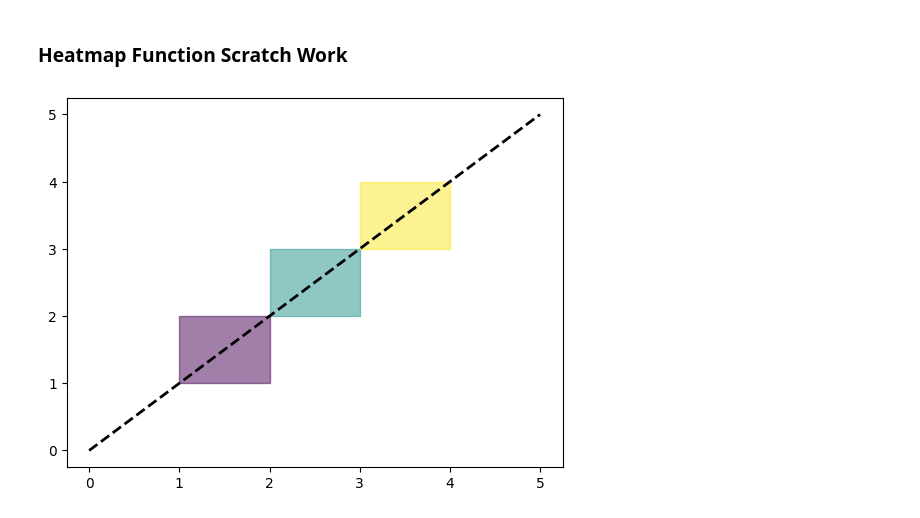
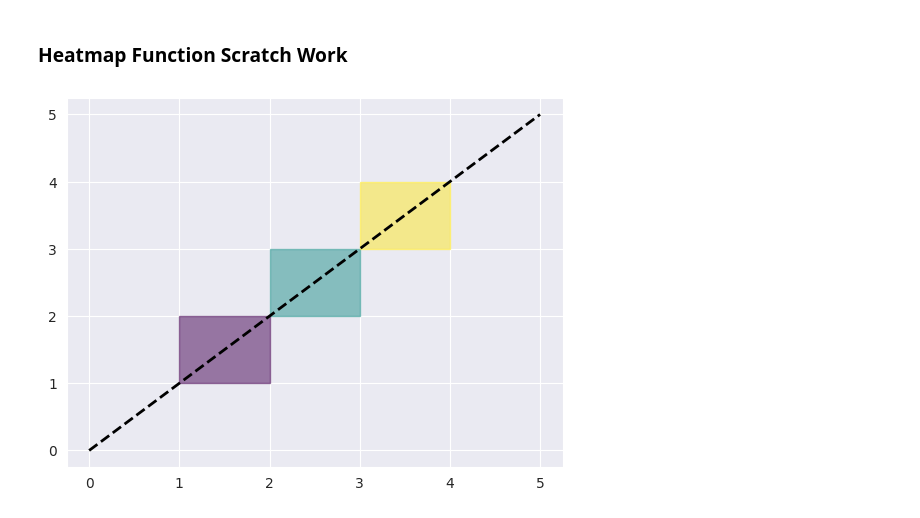
Before and after one commit to emmachancellor/ExtendedCorrelationFunctions_ECD, a Jupyter notebook: tcm_cph_model.ipynb, the cells around one changed output. Drawn from its saved outputs; the diff is of its cells as text; code cells hidden in the pictures.

Commit message:
complete generate_ks_grid_heatmap()

```diff
--- a/tcm_cph_model.ipynb
+++ b/tcm_cph_model.ipynb
@@ -351,64 +351,66 @@ NameError: name 'data' is not defined
 # %% [markdown]
 ### Heatmap Function Scratch Work
 # %%
-import matplotlib.pyplot as plt
+import seaborn as sns
 import pandas as pd
 import numpy as np
 
+sns.set_style('darkgrid')
+
 def generate_heatmap(df, x_min_col, x_max_col, y_min_col, y_max_col, ks_stat_col, baseline_plot_func, **baseline_plot_kwargs):
-	"""
-	Generate a heatmap based on bounding box coordinates and ks_stat values.
+    """
+    Generate a heatmap based on bounding box coordinates and ks_stat values.
 
-	Parameters:
-	- df: pandas DataFrame containing the bounding box coordinates and ks_stat values.
-	- x_min_col: Column name for x-min values.
-	- x_max_col: Column name for x-max values.
-	- y_min_col: Column name for y-min values.
-	- y_max_col: Column name for y-max values.
-	- ks_stat_col: Column name for ks_stat values.
-	- baseline_plot_func: Function to create the baseline plot.
-	- baseline_plot_kwargs: Additional keyword arguments for the baseline plot function.
-	"""
-	# Extract bounding box coordinates and ks_stat values
-	x_min = df[x_min_col]
-	x_max = df[x_max_col]
-	y_min = df[y_min_col]
-	y_max = df[y_max_col]
-	ks_stat = df[ks_stat_col]
+    Parameters:
+    - df: pandas DataFrame containing the bounding box coordinates and ks_stat values.
+    - x_min_col: Column name for x-min values.
+    - x_max_col: Column name for x-max values.
+    - y_min_col: Column name for y-min values.
+    - y_max_col: Column name for y-max values.
+    - ks_stat_col: Column name for ks_stat values.
+    - baseline_plot_func: Function to create the baseline plot.
+    - baseline_plot_kwargs: Additional keyword arguments for the baseline plot function.
+    """
+    # Extract bounding box coordinates and ks_stat values
+    x_min = df[x_min_col]
+    x_max = df[x_max_col]
+    y_min = df[y_min_col]
+    y_max = df[y_max_col]
+    ks_stat = df[ks_stat_col]
 
-	# Normalize ks_stat values to range [0, 1]
-	norm_ks_stat = (ks_stat - ks_stat.min()) / (ks_stat.max() - ks_stat.min())
+    # Normalize ks_stat values to range [0, 1]
+    norm_ks_stat = (ks_stat - ks_stat.min()) / (ks_stat.max() - ks_stat.min())
 
-	# Create the baseline plot
-	fig, ax = plt.subplots()
-	baseline_plot_func(ax, **baseline_plot_kwargs)
+    # Create the baseline plot
+    fig, ax = plt.subplots()
+    baseline_plot_func(ax, **baseline_plot_kwargs)
 
-	# Overlay translucent rectangles based on bounding box coordinates and normalized ks_stat values
-	for i in range(len(df)):
-		rect = plt.Rectangle((x_min[i], y_min[i]), x_max[i] - x_min[i], y_max[i] - y_min[i],
-							 color=plt.cm.viridis(norm_ks_stat[i]), alpha=0.5)
-		ax.add_patch(rect)
+    # Overlay translucent rectangles based on bounding box coordinates and normalized ks_stat values
+    for i in range(len(df)):
+        rect = plt.Rectangle((x_min[i], y_min[i]), x_max[i] - x_min[i], y_max[i] - y_min[i],
+                             color=sns.color_palette("viridis", as_cmap=True)(norm_ks_stat[i]), alpha=0.5)
+        ax.add_patch(rect)
 
-	# Display the plot
-	plt.show()
+    # Display the plot
+    plt.show()
 
 # Example usage
 if __name__ == "__main__":
-	# Sample DataFrame
-	data = {
-		'x_min': [1, 2, 3],
-		'x_max': [2, 3, 4],
-		'y_min': [1, 2, 3],
-		'y_max': [2, 3, 4],
-		'ks_stat': [0.1, 0.5, 0.9]
-	}
-	df = pd.DataFrame(data)
+    # Sample DataFrame
+    data = {
+        'x_min': [1, 2, 3],
+        'x_max': [2, 3, 4],
+        'y_min': [1, 2, 3],
+        'y_max': [2, 3, 4],
+        'ks_stat': [0.1, 0.5, 0.9]
+    }
+    df = pd.DataFrame(data)
 
-	# Define a simple baseline plot function
-	def baseline_plot(ax, **kwargs):
-		ax.plot([0, 5], [0, 5], 'k--', lw=2)
+    # Define a simple baseline plot function
+    def baseline_plot(ax, **kwargs):
+        ax.plot([0, 5], [0, 5], 'k--', lw=2)
 
-	# Generate the heatmap
-	generate_heatmap(df, 'x_min', 'x_max', 'y_min', 'y_max', 'ks_stat', baseline_plot)
+    # Generate the heatmap
+    generate_heatmap(df, 'x_min', 'x_max', 'y_min', 'y_max', 'ks_stat', baseline_plot)
 # %% [output]
-[figure, old version]
+[figure, new version]
```
Also changed, not shown: parts of 1 cell of this notebook, 2 other files.
